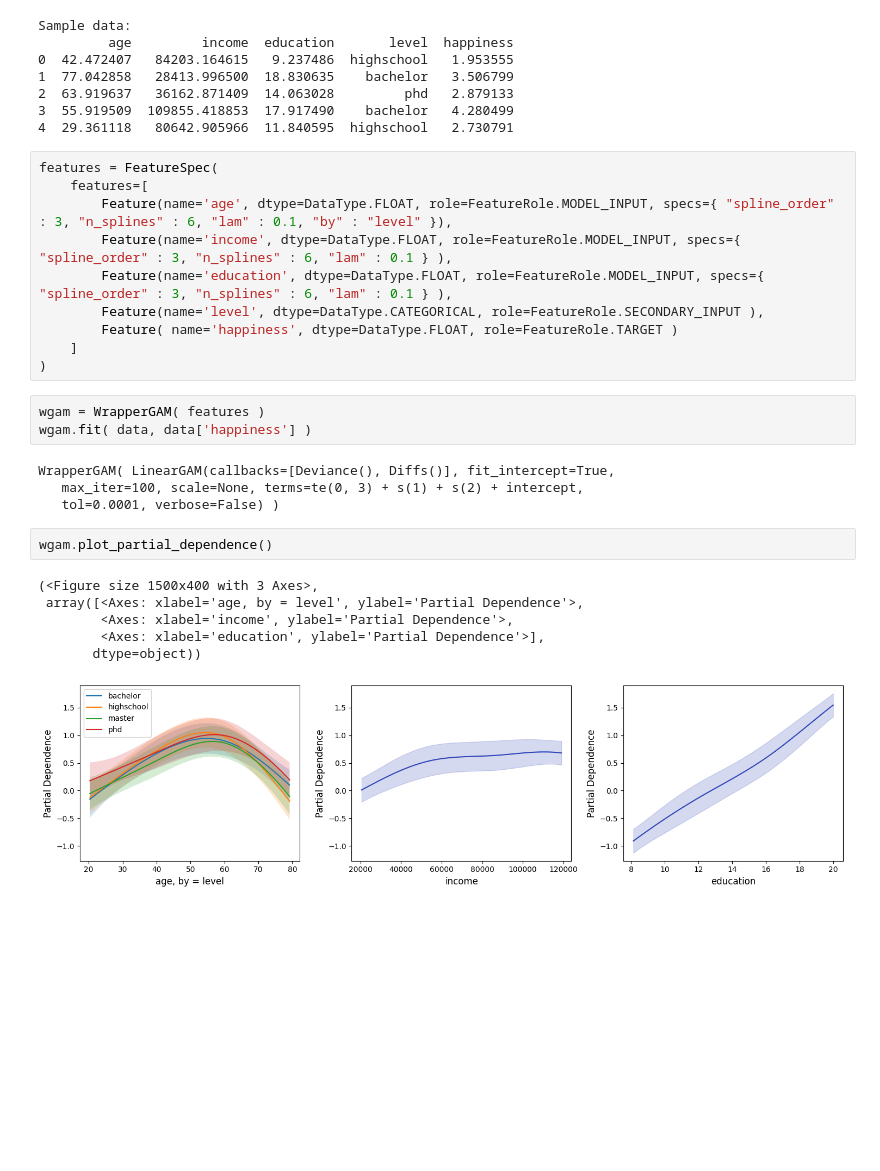
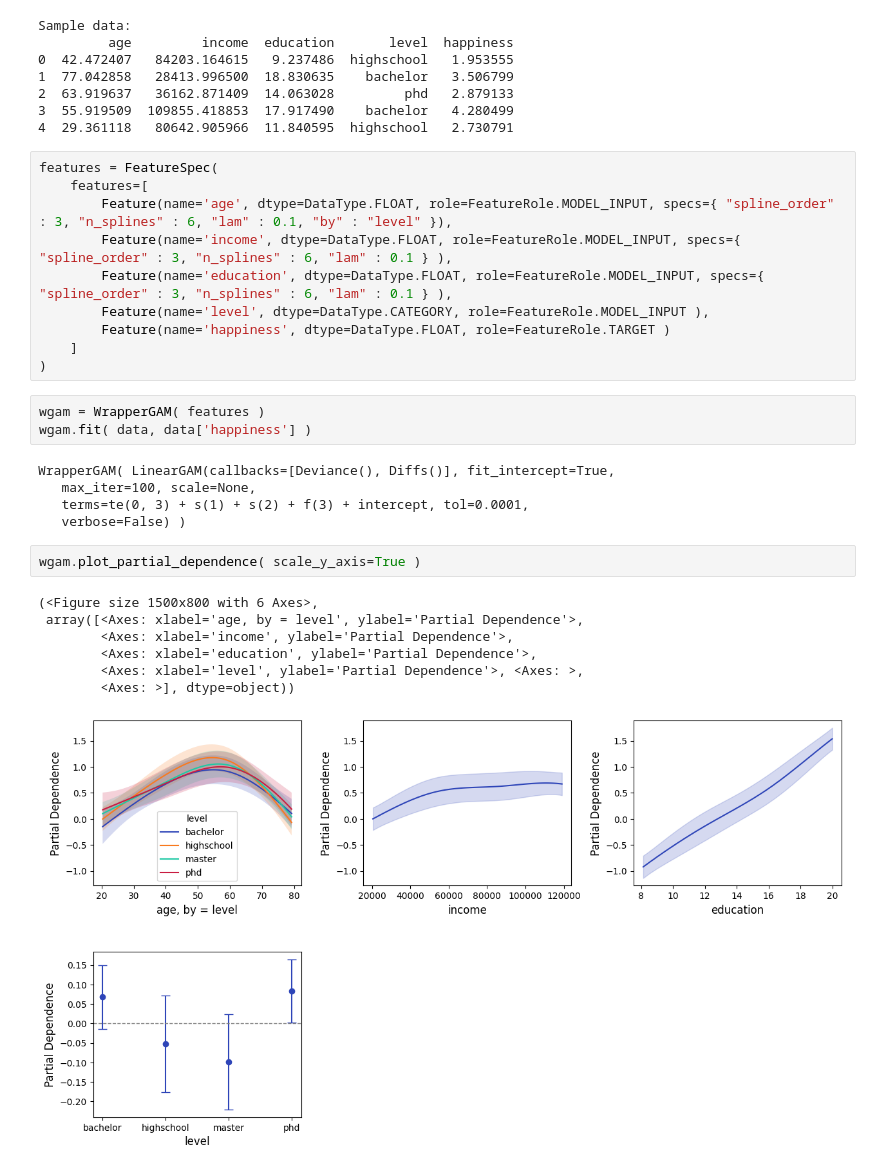
Before and after one commit to YimingZhang07/quantbullet, a Jupyter notebook: docs/model/pygam-example.ipynb, the cells around one changed output. Saved outputs shown, nothing was run; the diff lists cells and outputs as text; blank space fills up the shorter version.

```diff
--- a/docs/model/pygam-example.ipynb
+++ b/docs/model/pygam-example.ipynb
@@ -50,8 +50,8 @@ features = FeatureSpec(
         Feature(name='age', dtype=DataType.FLOAT, role=FeatureRole.MODEL_INPUT, specs={ "spline_order" : 3, "n_splines" : 6, "lam" : 0.1, "by" : "level" }),
         Feature(name='income', dtype=DataType.FLOAT, role=FeatureRole.MODEL_INPUT, specs={ "spline_order" : 3, "n_splines" : 6, "lam" : 0.1 } ),
         Feature(name='education', dtype=DataType.FLOAT, role=FeatureRole.MODEL_INPUT, specs={ "spline_order" : 3, "n_splines" : 6, "lam" : 0.1 } ),
-        Feature(name='level', dtype=DataType.CATEGORICAL, role=FeatureRole.SECONDARY_INPUT ),
-        Feature( name='happiness', dtype=DataType.FLOAT, role=FeatureRole.TARGET )
+        Feature(name='level', dtype=DataType.CATEGORY, role=FeatureRole.MODEL_INPUT ),
+        Feature(name='happiness', dtype=DataType.FLOAT, role=FeatureRole.TARGET )
     ]
 )
 # %%
@@ -59,14 +59,16 @@ wgam = WrapperGAM( features )
 wgam.fit( data, data['happiness'] )
 # %% [output]
 WrapperGAM( LinearGAM(callbacks=[Deviance(), Diffs()], fit_intercept=True,
-   max_iter=100, scale=None, terms=te(0, 3) + s(1) + s(2) + intercept,
-   tol=0.0001, verbose=False) )
+   max_iter=100, scale=None,
+   terms=te(0, 3) + s(1) + s(2) + f(3) + intercept, tol=0.0001,
+   verbose=False) )
 # %%
-wgam.plot_partial_dependence()
+wgam.plot_partial_dependence( scale_y_axis=True )
 # %% [output]
-(<Figure size 1500x400 with 3 Axes>,
+(<Figure size 1500x800 with 6 Axes>,
  array([<Axes: xlabel='age, by = level', ylabel='Partial Dependence'>,
         <Axes: xlabel='income', ylabel='Partial Dependence'>,
-        <Axes: xlabel='education', ylabel='Partial Dependence'>],
-       dtype=object))
+        <Axes: xlabel='education', ylabel='Partial Dependence'>,
+        <Axes: xlabel='level', ylabel='Partial Dependence'>, <Axes: >,
+        <Axes: >], dtype=object))
-[figure, old version]
+[figure, new version]
```
Also changed, not shown: 3 other files.
